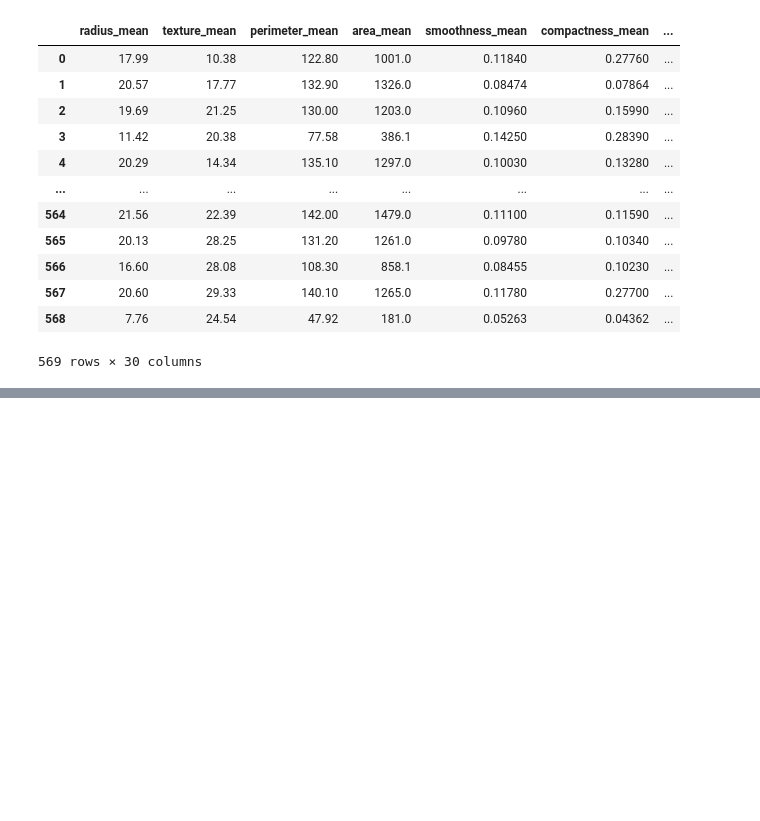
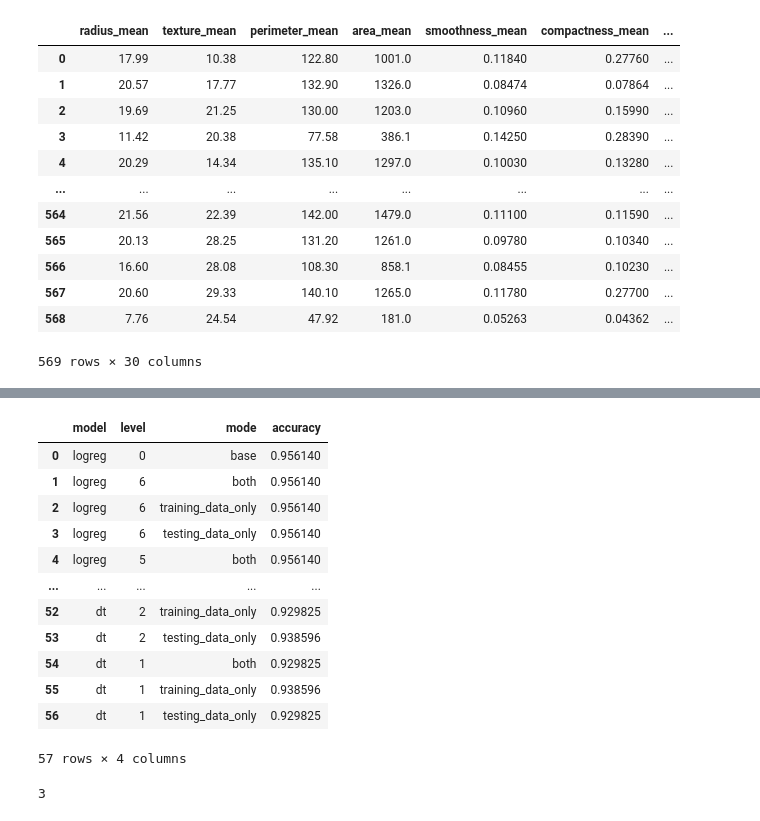
Before and after one commit to A-George26826/Numerical-Precision-Res-Official, a Jupyter notebook: main.ipynb, the cells around one changed output, grey strips where cells are left out. Saved outputs shown, nothing was run; the diff lists cells and outputs as text; code cells hidden in the pictures; blank space fills up the shorter version.

Commit message:
Add loops for modified training vs testing combonations, Organize results collection

```diff
--- a/main.ipynb
+++ b/main.ipynb
@@ -78,20 +70,35 @@ X
 
 X_train, X_test, y_train, y_test = train_test_split(X, y, train_size=.8, random_state=42)
 # %%
+models = {"logreg": LogisticRegression(max_iter=5000), "svc": SVC(), "dt":DecisionTreeClassifier()}
 precision_values = {"rounding": [6,5,4,3,2,1]}
-
-models = make_models()
+modes = ["both", "training_data_only", "testing_data_only"]
+bc_results = []
 
 for model_name, model in models.items():
-    model.fit(X_train, y_train)
-    base_acc = model.score(X_test,y_test)
-    print(base_acc)
+    base_model = model.__class__(**model.get_params())
+    base_model.fit(X_train, y_train)
+    base_acc = base_model.score(X_test,y_test)
+
+    bc_results.append({"model": model_name, "level": 0, "mode": "base", "accuracy": base_acc})
+
     for method, levels in precision_values.items():
         for level in levels:
-            X_train_new = X_train.round(level)
-            X_test_new = X_test.round(level)
-            model = make_models()[model_name]
-            model.fit(X_train_new, y_train)
+            for mode in modes:
+                X_train_new = X_train.copy()
+                X_test_new = X_test.copy()
 
-            new_acc = model.score(X_test_new, y_test)
-            print(new_acc)
+                if mode == "both":
+                    X_train_new.round(level)
+                    X_test_new.round(level)
+                elif mode == "training_data_only":
+                    X_train_new.round(level)
+                elif mode == "testing_data_only":
+                    X_test_new.round(level)
+
+                exp_model = model.__class__(**model.get_params())
+                model.fit(X_train_new, y_train)
+
+                exp_acc = model.score(X_test_new, y_test)
+
+                bc_results.append({"model":model_name, "level": level, "mode": mode, "accuracy":exp_acc})
@@ -132,0 +105,22 @@ Please also refer to the documentation for alternative solver options:
+# %%
+bc_results = pd.DataFrame(bc_results)
+bc_results
+# %% [output]
+|  | model | level | mode | accuracy |
+| 0 | logreg | 0 | base | 0.956140 |
+| 1 | logreg | 6 | both | 0.956140 |
+| 2 | logreg | 6 | training_data_only | 0.956140 |
+| 3 | logreg | 6 | testing_data_only | 0.956140 |
+| 4 | logreg | 5 | both | 0.956140 |
+| ... | ... | ... | ... | ... |
+| 52 | dt | 2 | training_data_only | 0.929825 |
+| 53 | dt | 2 | testing_data_only | 0.938596 |
+| 54 | dt | 1 | both | 0.929825 |
+| 55 | dt | 1 | training_data_only | 0.938596 |
+| 56 | dt | 1 | testing_data_only | 0.929825 |
+57 rows × 4 columns
+# %%
+x = {"HI":3}
+x["HI"]
+# %% [output]
+3
```
Also changed, not shown: parts of 3 cells of this notebook.
